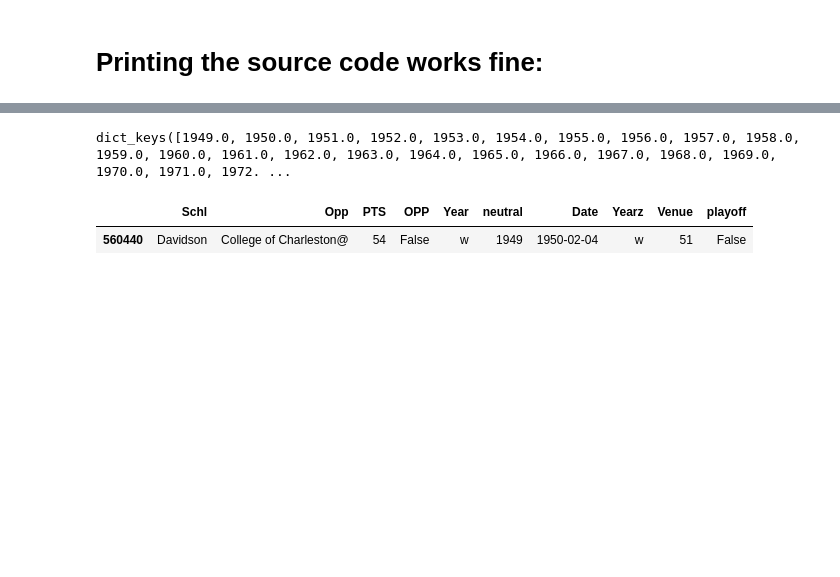
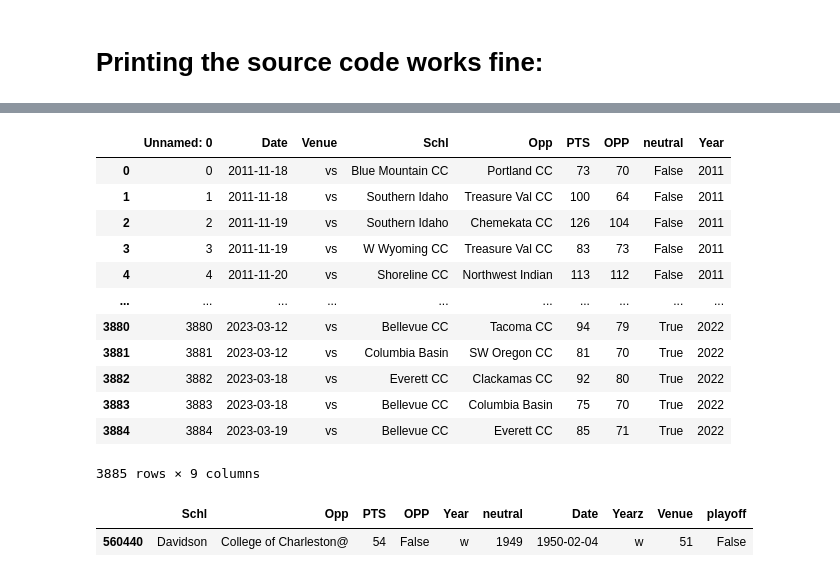
Before and after one commit to easella/ncaabelos, a Jupyter notebook: ncaab-for-free.ipynb, the cells around one changed output, grey strips where cells are left out. Cells and saved outputs as stored; diff of their text form; code cells hidden in the pictures; blank space fills up the shorter version.

```diff
--- a/ncaab-for-free.ipynb
+++ b/ncaab-for-free.ipynb
@@ -1865,7 +1857,19 @@ done
-# %%
-years.keys()
-# %% [output]
-dict_keys([1949.0, 1950.0, 1951.0, 1952.0, 1953.0, 1954.0, 1955.0, 1956.0, 1957.0, 1958.0, 1959.0, 1960.0, 1961.0, 1962.0, 1963.0, 1964.0, 1965.0, 1966.0, 1967.0, 1968.0, 1969.0, 1970.0, 1971.0, 1972. ...
+# %%
+df
+# %% [output]
+|  | Unnamed: 0 | Date | Venue | Schl | Opp | PTS | OPP | neutral | Year |
+| 0 | 0 | 2011-11-18 | vs | Blue Mountain CC | Portland CC | 73 | 70 | False | 2011 |
+| 1 | 1 | 2011-11-18 | vs | Southern Idaho | Treasure Val CC | 100 | 64 | False | 2011 |
+| 2 | 2 | 2011-11-19 | vs | Southern Idaho | Chemekata CC | 126 | 104 | False | 2011 |
+| 3 | 3 | 2011-11-19 | vs | W Wyoming CC | Treasure Val CC | 83 | 73 | False | 2011 |
+| 4 | 4 | 2011-11-20 | vs | Shoreline CC | Northwest Indian | 113 | 112 | False | 2011 |
+| ... | ... | ... | ... | ... | ... | ... | ... | ... | ... |
+| 3880 | 3880 | 2023-03-12 | vs | Bellevue CC | Tacoma CC | 94 | 79 | True | 2022 |
+| 3881 | 3881 | 2023-03-12 | vs | Columbia Basin | SW Oregon CC | 81 | 70 | True | 2022 |
+| 3882 | 3882 | 2023-03-18 | vs | Everett CC | Clackamas CC | 92 | 80 | True | 2022 |
+| 3883 | 3883 | 2023-03-18 | vs | Bellevue CC | Columbia Basin | 75 | 70 | True | 2022 |
+| 3884 | 3884 | 2023-03-19 | vs | Bellevue CC | Everett CC | 85 | 71 | True | 2022 |
+3885 rows × 9 columns
 # %%
 years
 # %%
```
Also changed, not shown: parts of 1 cell of this notebook.
